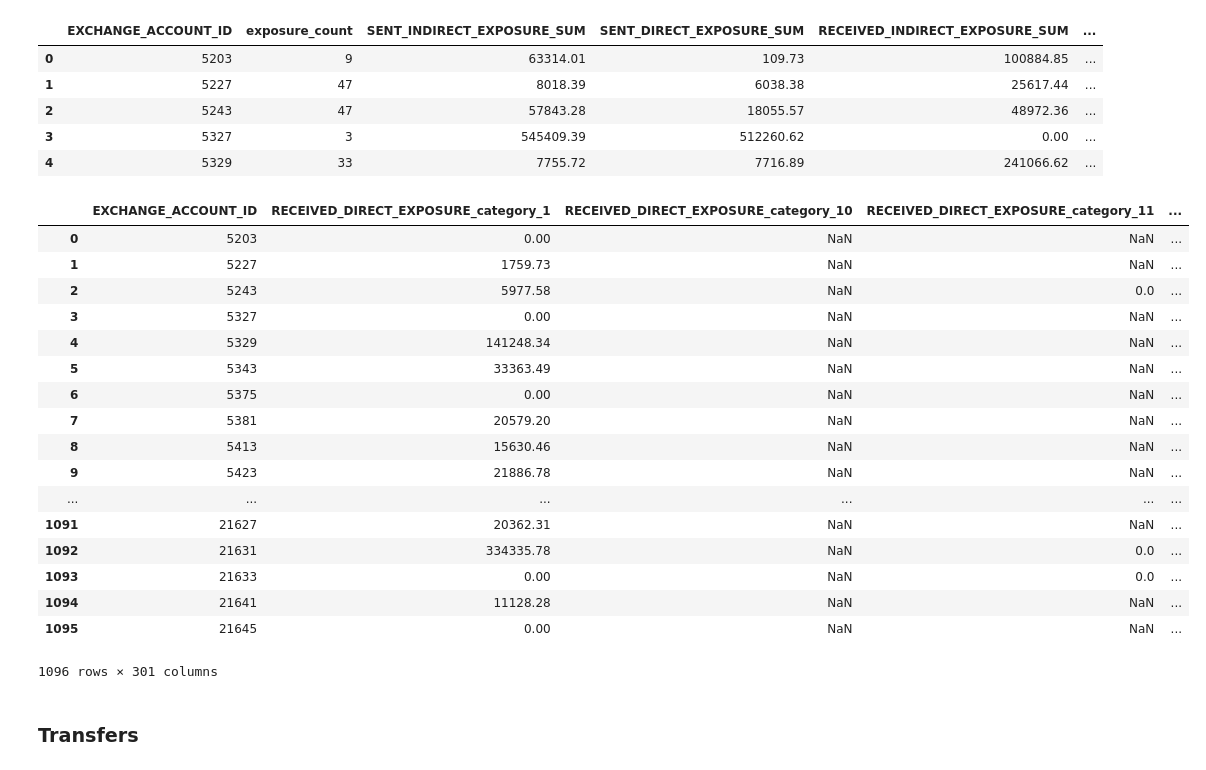
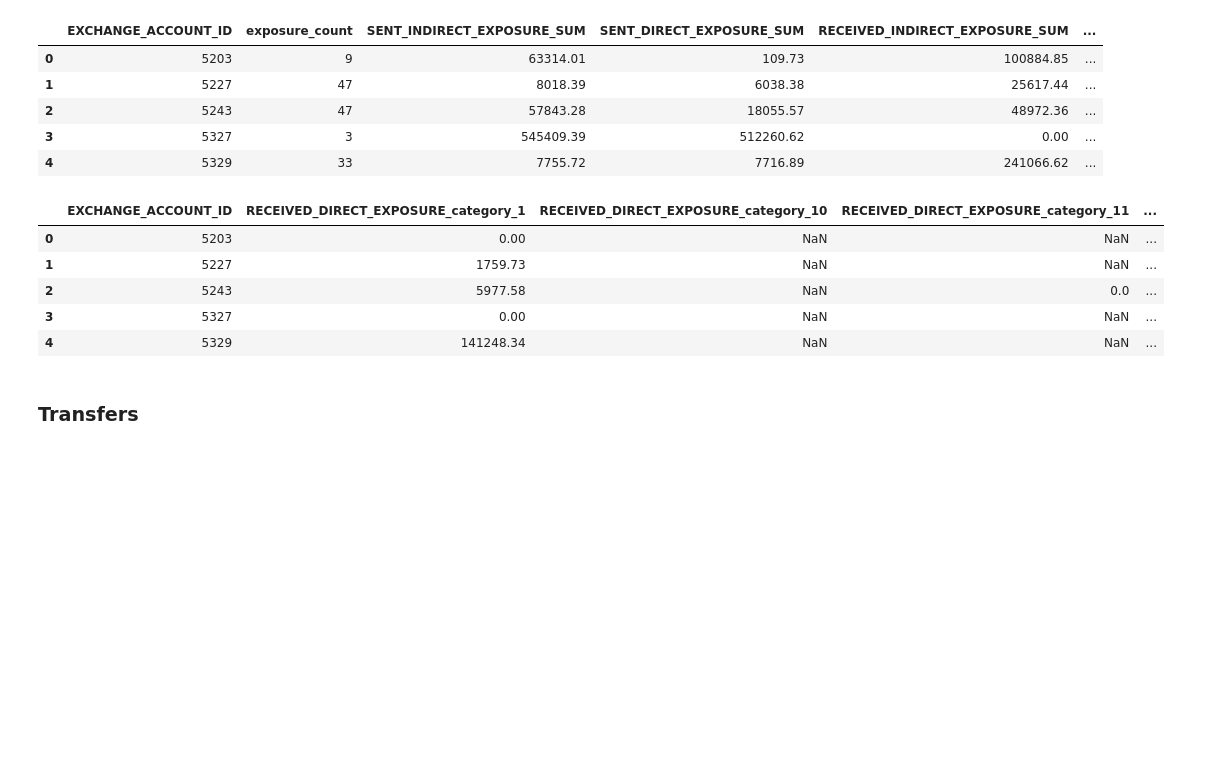
Before and after one commit to bkennedy04/Gemini, a Jupyter notebook: notebooks/1.0-EDAandDataPrep.ipynb, the cells around one changed output. Cells and saved outputs as stored; diff of their text form; code cells hidden in the pictures; blank space fills up the shorter version.

```diff
--- a/notebooks/1.0-EDAandDataPrep.ipynb
+++ b/notebooks/1.0-EDAandDataPrep.ipynb
@@ -565,28 +561,16 @@ exp_agg.head()
 # %%
 # get sums at account/category level
 out = pd.pivot_table(data=exp, index=exp.EXCHANGE_ACCOUNT_ID, columns=exp.cluster_category, aggfunc='sum')
 out.columns = out.columns.to_series().str.join('_')
 out = out.reset_index()
-out
+out.head()
 # %% [output]
 |  | EXCHANGE_ACCOUNT_ID | RECEIVED_DIRECT_EXPOSURE_category_1 | RECEIVED_DIRECT_EXPOSURE_category_10 | RECEIVED_DIRECT_EXPOSURE_category_11 | ... |
 | 0 | 5203 | 0.00 | NaN | NaN | ... |
 | 1 | 5227 | 1759.73 | NaN | NaN | ... |
 | 2 | 5243 | 5977.58 | NaN | 0.0 | ... |
 | 3 | 5327 | 0.00 | NaN | NaN | ... |
 | 4 | 5329 | 141248.34 | NaN | NaN | ... |
-| 5 | 5343 | 33363.49 | NaN | NaN | ... |
-| 6 | 5375 | 0.00 | NaN | NaN | ... |
-| 7 | 5381 | 20579.20 | NaN | NaN | ... |
-| 8 | 5413 | 15630.46 | NaN | NaN | ... |
-| 9 | 5423 | 21886.78 | NaN | NaN | ... |
-| ... | ... | ... | ... | ... | ... |
-| 1091 | 21627 | 20362.31 | NaN | NaN | ... |
-| 1092 | 21631 | 334335.78 | NaN | 0.0 | ... |
-| 1093 | 21633 | 0.00 | NaN | 0.0 | ... |
-| 1094 | 21641 | 11128.28 | NaN | NaN | ... |
-| 1095 | 21645 | 0.00 | NaN | NaN | ... |
-1096 rows × 301 columns
 # %% [markdown]
 ### Transfers
 # %%
```
Also changed, not shown: parts of 8 cells of this notebook, 12 other files.
